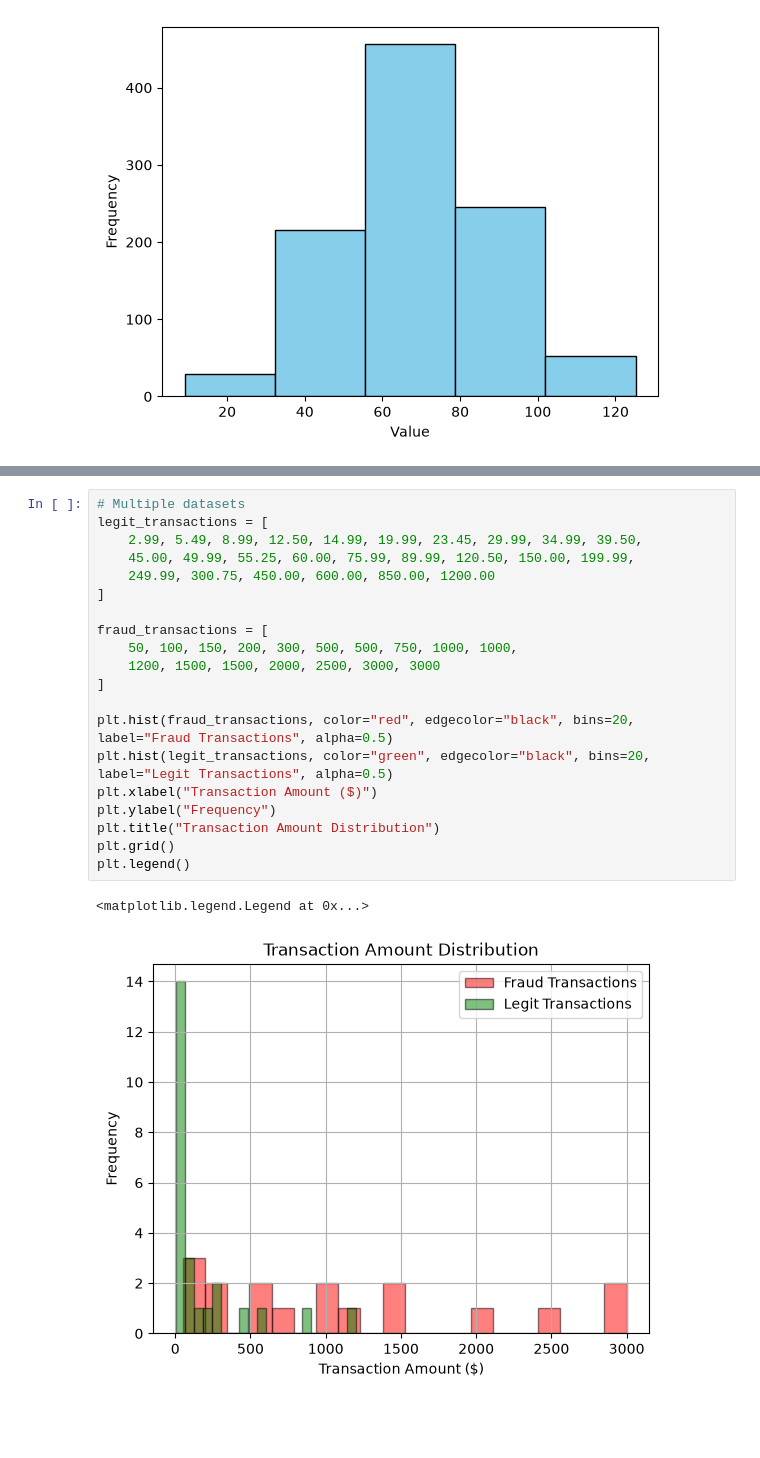
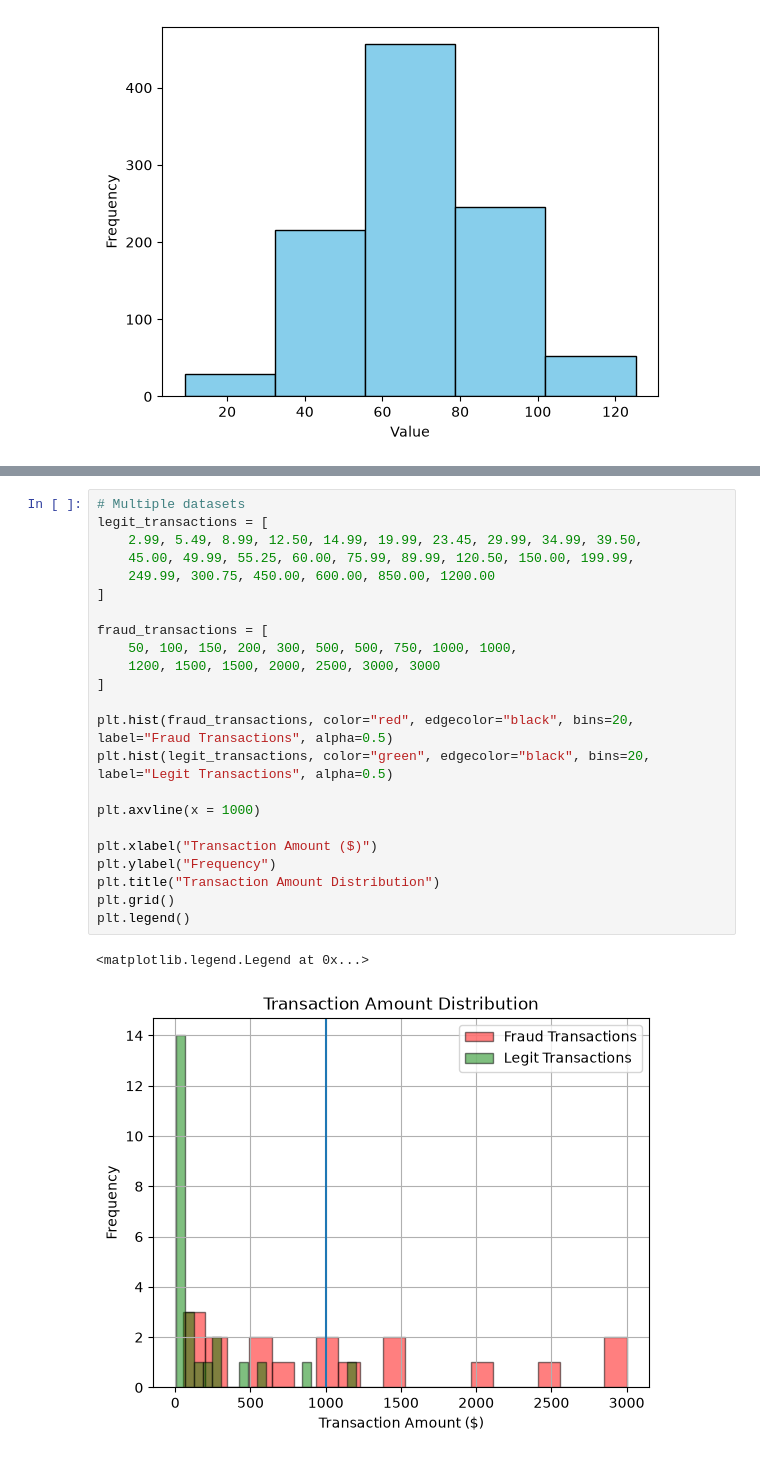
Before and after one commit to HiteshKadam/apna_college_datascience, a Jupyter notebook: Anaconda/data_visualization.ipynb, the cells around one changed output, grey strips where cells are left out. Cells and saved outputs as stored; diff of their text form; blank space fills up the shorter version.

```diff
--- a/Anaconda/data_visualization.ipynb
+++ b/Anaconda/data_visualization.ipynb
@@ -196,23 +199,26 @@ Text(0.5, 1.0, 'Marks Distribution of Students')
 # %%
 # Multiple datasets
 legit_transactions = [
     2.99, 5.49, 8.99, 12.50, 14.99, 19.99, 23.45, 29.99, 34.99, 39.50,
     45.00, 49.99, 55.25, 60.00, 75.99, 89.99, 120.50, 150.00, 199.99,
     249.99, 300.75, 450.00, 600.00, 850.00, 1200.00
 ]
 
 fraud_transactions = [
     50, 100, 150, 200, 300, 500, 500, 750, 1000, 1000,
     1200, 1500, 1500, 2000, 2500, 3000, 3000
 ]
 
 plt.hist(fraud_transactions, color="red", edgecolor="black", bins=20, label="Fraud Transactions", alpha=0.5)
 plt.hist(legit_transactions, color="green", edgecolor="black", bins=20, label="Legit Transactions", alpha=0.5)
+
+plt.axvline(x = 1000)
+
 plt.xlabel("Transaction Amount ($)")
 plt.ylabel("Frequency")
 plt.title("Transaction Amount Distribution")
 plt.grid()
 plt.legend()
 # %% [output]
 <matplotlib.legend.Legend at 0x...>
-[figure, old version]
+[figure, new version]
```
Also changed, not shown: parts of 2 cells of this notebook, 1 other file.
